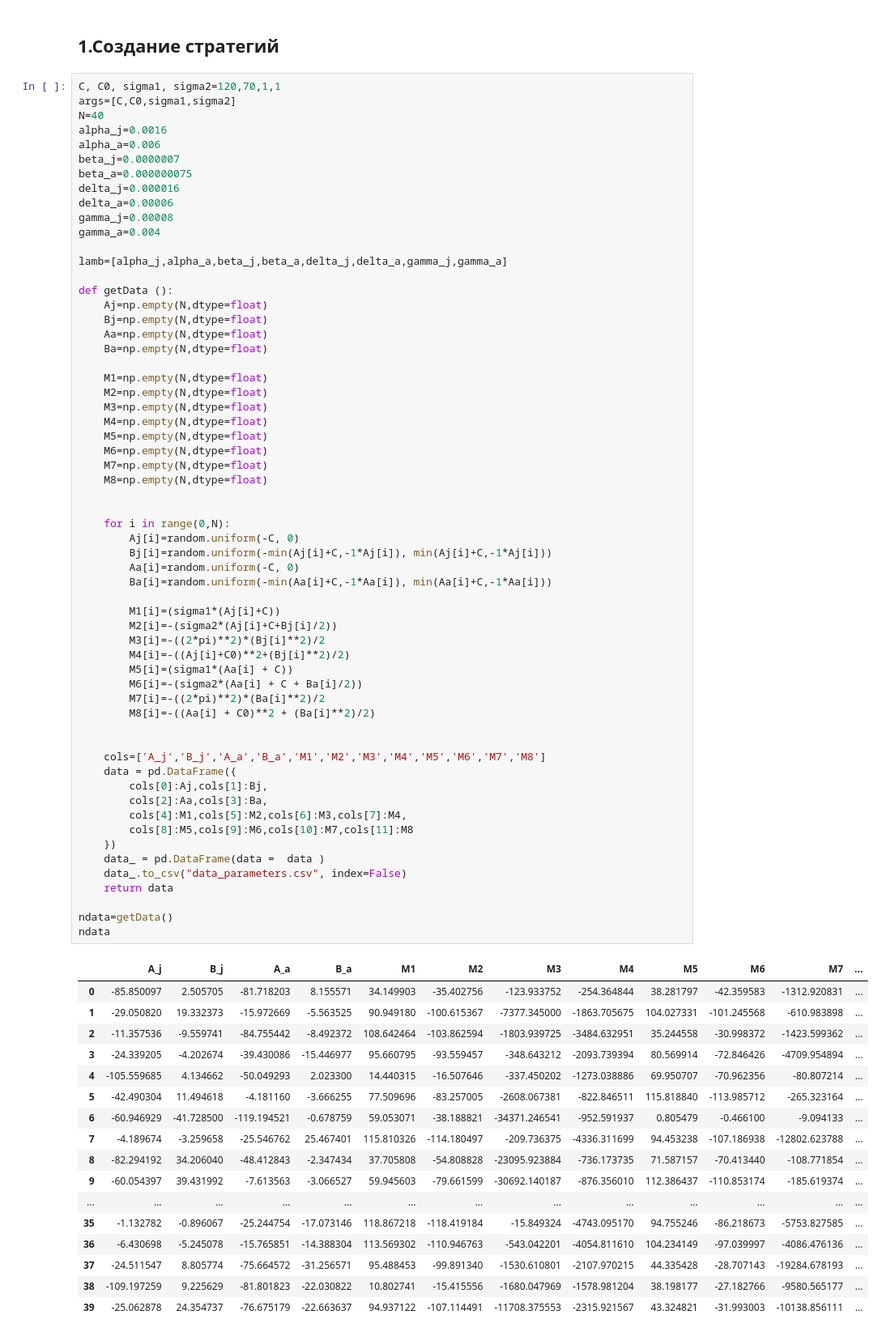
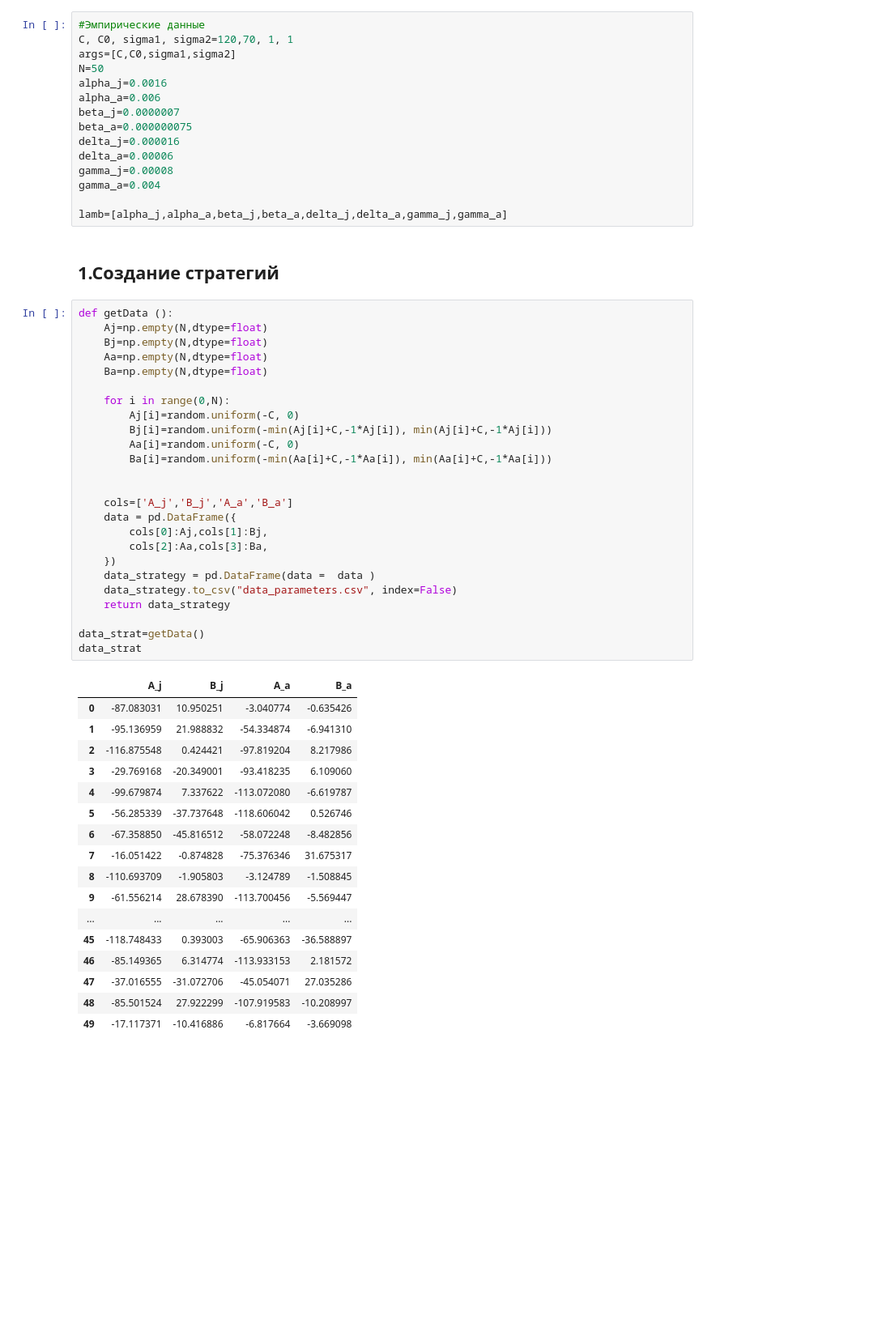
Before and after one commit to XeniaKlimenko/ML_SearchFitness, a Jupyter notebook: fitness_search.ipynb, the cells around one changed output. Shown at 81% size. Drawn from its saved outputs; the diff is of its cells as text; blank space fills up the shorter version.

```diff
--- a/fitness_search.ipynb
+++ b/fitness_search.ipynb
@@ -6,83 +6,63 @@ import numpy as np
 from math import pi
 import random
 from sklearn import preprocessing
+# %%
+#Эмпирические данные
+C, C0, sigma1, sigma2=120,70, 1, 1
+args=[C,C0,sigma1,sigma2]
+N=50
+alpha_j=0.0016
+alpha_a=0.006
+beta_j=0.0000007
+beta_a=0.000000075
+delta_j=0.000016
+delta_a=0.00006
+gamma_j=0.00008
+gamma_a=0.004
+
+lamb=[alpha_j,alpha_a,beta_j,beta_a,delta_j,delta_a,gamma_j,gamma_a]
 # %% [markdown]
 ## 1.Создание стратегий
 # %%
-C, C0, sigma1, sigma2=120,70,1,1
-args=[C,C0,sigma1,sigma2]
-N=40
-alpha_j=0.0016
-alpha_a=0.006
-beta_j=0.0000007
-beta_a=0.000000075
-delta_j=0.000016
-delta_a=0.00006
-gamma_j=0.00008
-gamma_a=0.004
-
-lamb=[alpha_j,alpha_a,beta_j,beta_a,delta_j,delta_a,gamma_j,gamma_a]
-
 def getData ():
     Aj=np.empty(N,dtype=float)
     Bj=np.empty(N,dtype=float)
     Aa=np.empty(N,dtype=float)
     Ba=np.empty(N,dtype=float)
-
-    M1=np.empty(N,dtype=float)
-    M2=np.empty(N,dtype=float)
-    M3=np.empty(N,dtype=float)
-    M4=np.empty(N,dtype=float)
-    M5=np.empty(N,dtype=float)
-    M6=np.empty(N,dtype=float)
-    M7=np.empty(N,dtype=float)
-    M8=np.empty(N,dtype=float)
-
 
     for i in range(0,N):
         Aj[i]=random.uniform(-C, 0)
         Bj[i]=random.uniform(-min(Aj[i]+C,-1*Aj[i]), min(Aj[i]+C,-1*Aj[i]))
         Aa[i]=random.uniform(-C, 0)
         Ba[i]=random.uniform(-min(Aa[i]+C,-1*Aa[i]), min(Aa[i]+C,-1*Aa[i]))
 
-        M1[i]=(sigma1*(Aj[i]+C))
-        M2[i]=-(sigma2*(Aj[i]+C+Bj[i]/2))
-        M3[i]=-((2*pi)**2)*(Bj[i]**2)/2
-        M4[i]=-((Aj[i]+C0)**2+(Bj[i]**2)/2)
-        M5[i]=(sigma1*(Aa[i] + C))
-        M6[i]=-(sigma2*(Aa[i] + C + Ba[i]/2))
-        M7[i]=-((2*pi)**2)*(Ba[i]**2)/2
-        M8[i]=-((Aa[i] + C0)**2 + (Ba[i]**2)/2)
 
-
-    cols=['A_j','B_j','A_a','B_a','M1','M2','M3','M4','M5','M6','M7','M8']
+    cols=['A_j','B_j','A_a','B_a']
     data = pd.DataFrame({
         cols[0]:Aj,cols[1]:Bj,
         cols[2]:Aa,cols[3]:Ba,
-        cols[4]:M1,cols[5]:M2,cols[6]:M3,cols[7]:M4,
-        cols[8]:M5,cols[9]:M6,cols[10]:M7,cols[11]:M8
     })
-    data_ = pd.DataFrame(data =  data )
-    data_.to_csv("data_parameters.csv", index=False)
-    return data
+    data_strategy = pd.DataFrame(data =  data )
+    data_strategy.to_csv("data_parameters.csv", index=False)
+    return data_strategy
 
-ndata=getData()
-ndata
+data_strat=getData()
+data_strat
 # %% [output]
-|  | A_j | B_j | A_a | B_a | M1 | M2 | M3 | M4 | M5 | M6 | M7 | ... |
-| 0 | -85.850097 | 2.505705 | -81.718203 | 8.155571 | 34.149903 | -35.402756 | -123.933752 | -254.364844 | 38.281797 | -42.359583 | -1312.920831 | ... |
-| 1 | -29.050820 | 19.332373 | -15.972669 | -5.563525 | 90.949180 | -100.615367 | -7377.345000 | -1863.705675 | 104.027331 | -101.245568 | -610.983898 | ... |
-| 2 | -11.357536 | -9.559741 | -84.755442 | -8.492372 | 108.642464 | -103.862594 | -1803.939725 | -3484.632951 | 35.244558 | -30.998372 | -1423.599362 | ... |
-| 3 | -24.339205 | -4.202674 | -39.430086 | -15.446977 | 95.660795 | -93.559457 | -348.643212 | -2093.739394 | 80.569914 | -72.846426 | -4709.954894 | ... |
-| 4 | -105.559685 | 4.134662 | -50.049293 | 2.023300 | 14.440315 | -16.507646 | -337.450202 | -1273.038886 | 69.950707 | -70.962356 | -80.807214 | ... |
-| 5 | -42.490304 | 11.494618 | -4.181160 | -3.666255 | 77.509696 | -83.257005 | -2608.067381 | -822.846511 | 115.818840 | -113.985712 | -265.323164 | ... |
-| 6 | -60.946929 | -41.728500 | -119.194521 | -0.678759 | 59.053071 | -38.188821 | -34371.246541 | -952.591937 | 0.805479 | -0.466100 | -9.094133 | ... |
-| 7 | -4.189674 | -3.259658 | -25.546762 | 25.467401 | 115.810326 | -114.180497 | -209.736375 | -4336.311699 | 94.453238 | -107.186938 | -12802.623788 | ... |
-| 8 | -82.294192 | 34.206040 | -48.412843 | -2.347434 | 37.705808 | -54.808828 | -23095.923884 | -736.173735 | 71.587157 | -70.413440 | -108.771854 | ... |
-| 9 | -60.054397 | 39.431992 | -7.613563 | -3.066527 | 59.945603 | -79.661599 | -30692.140187 | -876.356010 | 112.386437 | -110.853174 | -185.619374 | ... |
-| ... | ... | ... | ... | ... | ... | ... | ... | ... | ... | ... | ... | ... |
-| 35 | -1.132782 | -0.896067 | -25.244754 | -17.073146 | 118.867218 | -118.419184 | -15.849324 | -4743.095170 | 94.755246 | -86.218673 | -5753.827585 | ... |
-| 36 | -6.430698 | -5.245078 | -15.765851 | -14.388304 | 113.569302 | -110.946763 | -543.042201 | -4054.811610 | 104.234149 | -97.039997 | -4086.476136 | ... |
-| 37 | -24.511547 | 8.805774 | -75.664572 | -31.256571 | 95.488453 | -99.891340 | -1530.610801 | -2107.970215 | 44.335428 | -28.707143 | -19284.678193 | ... |
-| 38 | -109.197259 | 9.225629 | -81.801823 | -22.030822 | 10.802741 | -15.415556 | -1680.047969 | -1578.981204 | 38.198177 | -27.182766 | -9580.565177 | ... |
-| 39 | -25.062878 | 24.354737 | -76.675179 | -22.663637 | 94.937122 | -107.114491 | -11708.375553 | -2315.921567 | 43.324821 | -31.993003 | -10138.856111 | ... |
+|  | A_j | B_j | A_a | B_a |
+| 0 | -87.083031 | 10.950251 | -3.040774 | -0.635426 |
+| 1 | -95.136959 | 21.988832 | -54.334874 | -6.941310 |
+| 2 | -116.875548 | 0.424421 | -97.819204 | 8.217986 |
+| 3 | -29.769168 | -20.349001 | -93.418235 | 6.109060 |
+| 4 | -99.679874 | 7.337622 | -113.072080 | -6.619787 |
+| 5 | -56.285339 | -37.737648 | -118.606042 | 0.526746 |
+| 6 | -67.358850 | -45.816512 | -58.072248 | -8.482856 |
+| 7 | -16.051422 | -0.874828 | -75.376346 | 31.675317 |
+| 8 | -110.693709 | -1.905803 | -3.124789 | -1.508845 |
+| 9 | -61.556214 | 28.678390 | -113.700456 | -5.569447 |
+| ... | ... | ... | ... | ... |
+| 45 | -118.748433 | 0.393003 | -65.906363 | -36.588897 |
+| 46 | -85.149365 | 6.314774 | -113.933153 | 2.181572 |
+| 47 | -37.016555 | -31.072706 | -45.054071 | 27.035286 |
+| 48 | -85.501524 | 27.922299 | -107.919583 | -10.208997 |
+| 49 | -17.117371 | -10.416886 | -6.817664 | -3.669098 |
```
Also changed, not shown: parts of 73 cells of this notebook, 9 other files.
